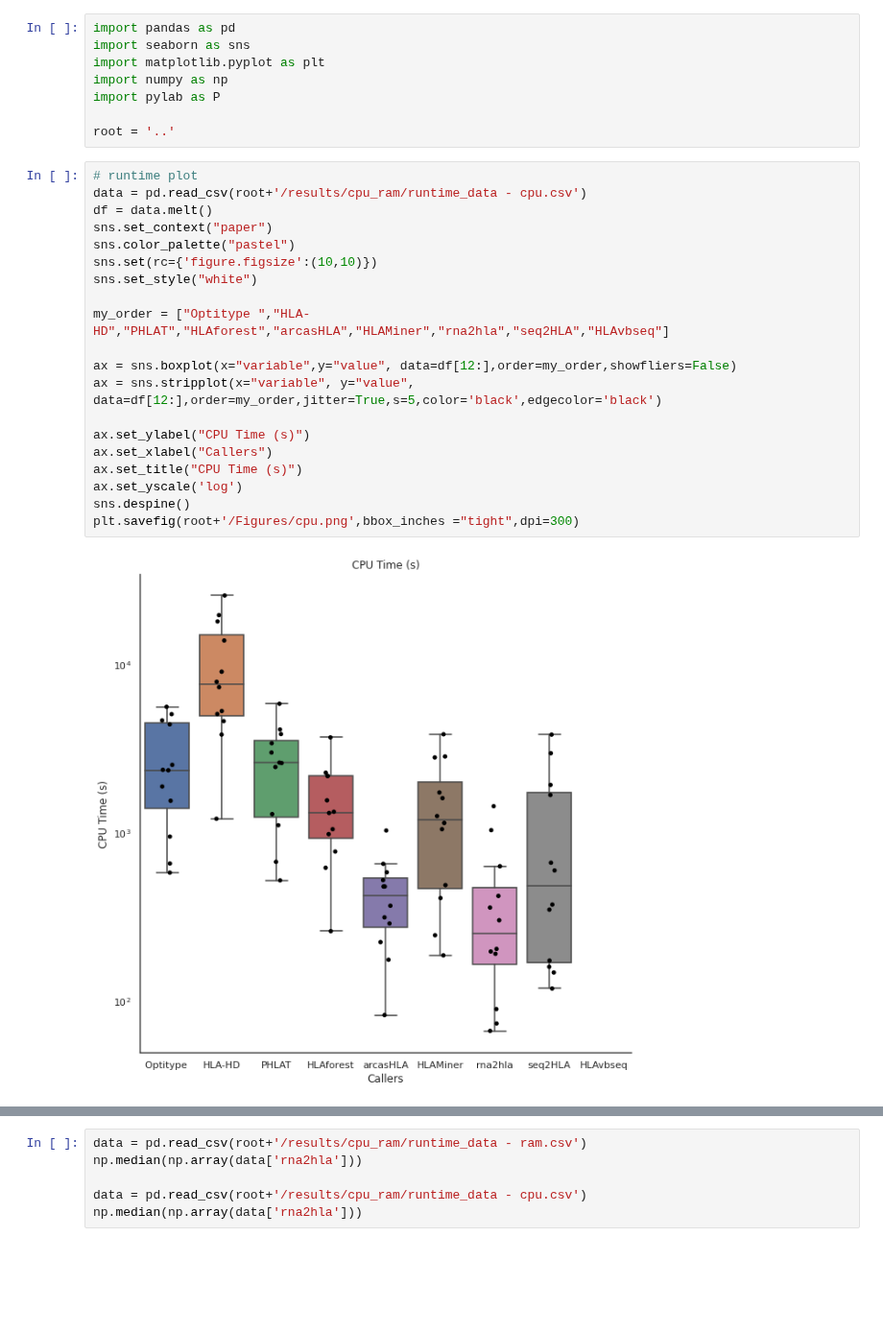
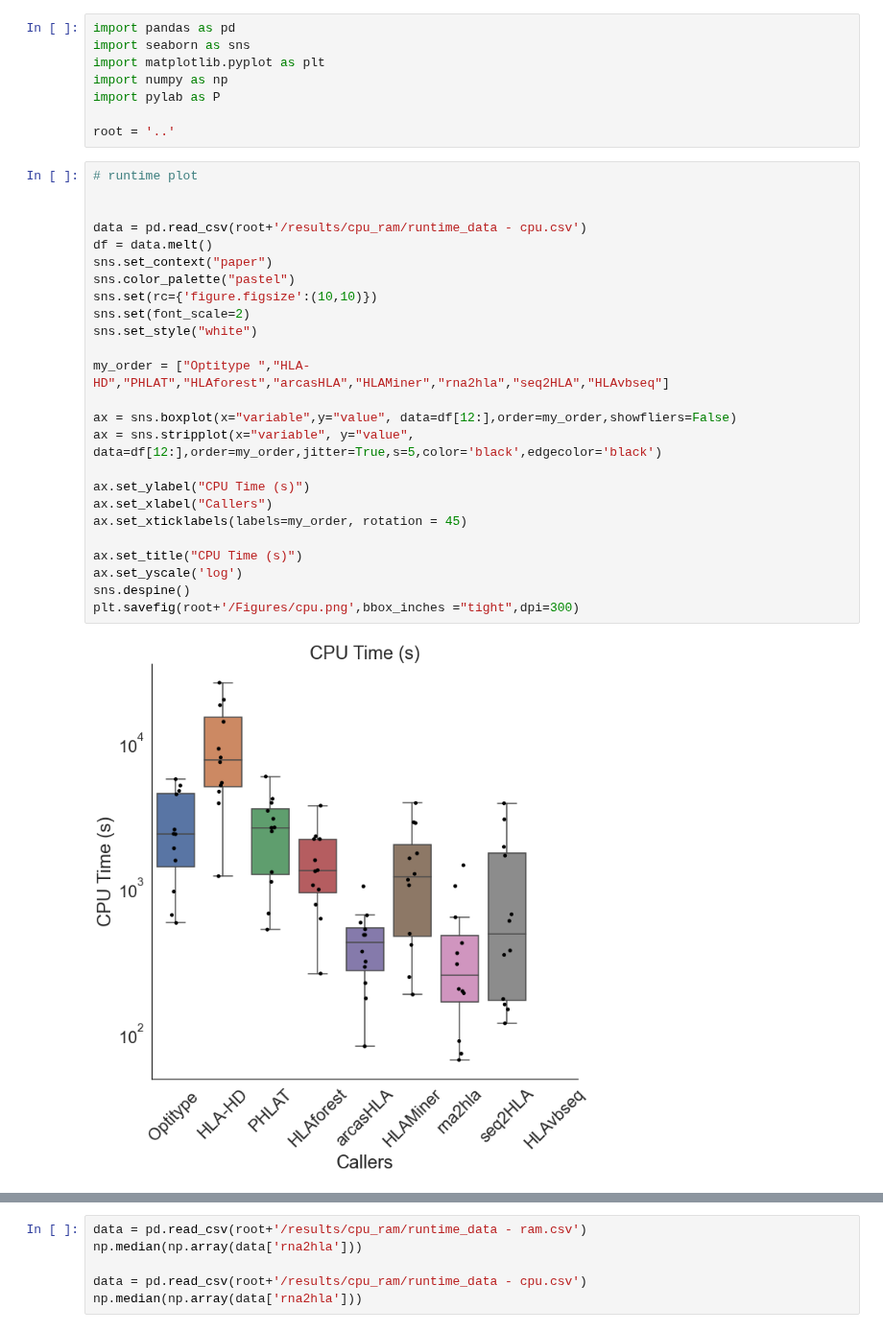
Before and after one commit to ydottie/hlaproject, a Jupyter notebook: notebooks/CPU_memory.ipynb, the cells around one changed output, grey strips where cells are left out. Shown at 96% size. Cells and saved outputs as stored; diff of their text form; blank space fills up the shorter version.

Commit message:
update all notebooks and figures

```diff
--- a/notebooks/CPU_memory.ipynb
+++ b/notebooks/CPU_memory.ipynb
@@ -8,26 +8,31 @@ import pylab as P
 root = '..'
 # %%
 # runtime plot
+
+
 data = pd.read_csv(root+'/results/cpu_ram/runtime_data - cpu.csv')
 df = data.melt()
 sns.set_context("paper")
 sns.color_palette("pastel")
 sns.set(rc={'figure.figsize':(10,10)})
+sns.set(font_scale=2)
 sns.set_style("white")
 
 my_order = ["Optitype ","HLA-HD","PHLAT","HLAforest","arcasHLA","HLAMiner","rna2hla","seq2HLA","HLAvbseq"]
 
 ax = sns.boxplot(x="variable",y="value", data=df[12:],order=my_order,showfliers=False)
 ax = sns.stripplot(x="variable", y="value", data=df[12:],order=my_order,jitter=True,s=5,color='black',edgecolor='black')
 
 ax.set_ylabel("CPU Time (s)")
 ax.set_xlabel("Callers")
+ax.set_xticklabels(labels=my_order, rotation = 45)
+
 ax.set_title("CPU Time (s)")
 ax.set_yscale('log')
 sns.despine()
 plt.savefig(root+'/Figures/cpu.png',bbox_inches ="tight",dpi=300)
 # %% [output]
-[figure, old version]
+[figure, new version]
 # %%
 # ram
 
```
Also changed, not shown: parts of 2 cells of this notebook, 10 other files.
